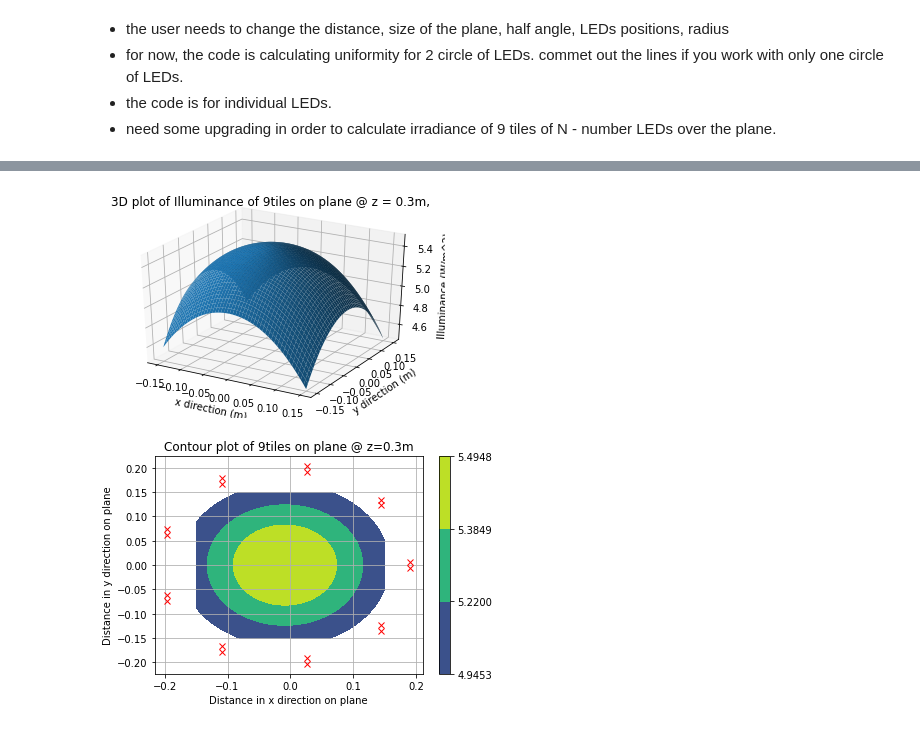
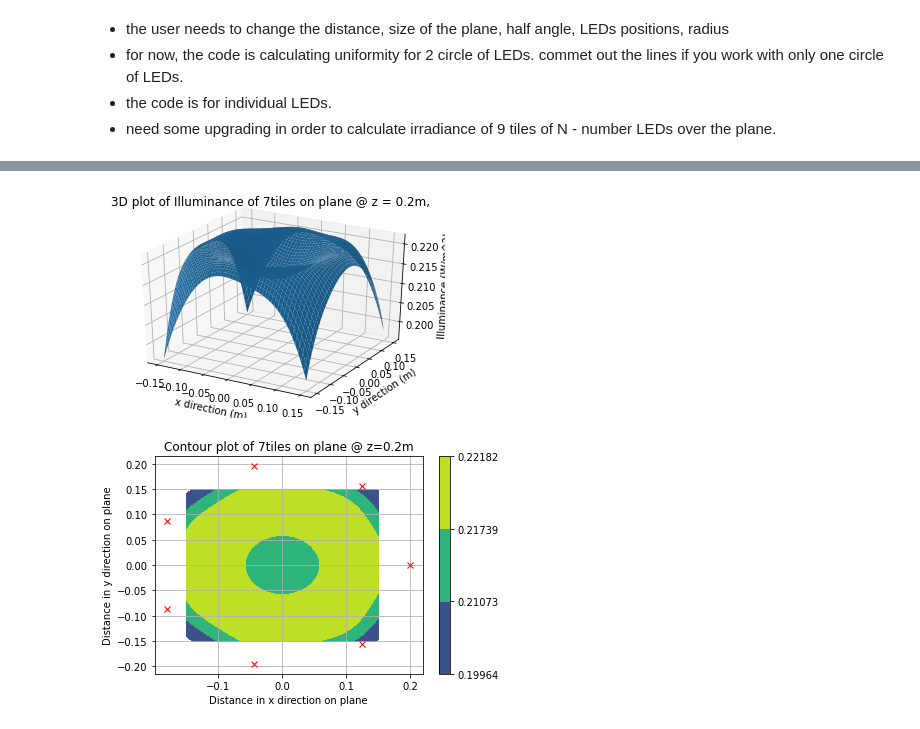
Before and after one commit to nicol2020/UV-SINTEC, a Jupyter notebook: 310lamp.ipynb, the cells around one changed output, grey strips where cells are left out. Drawn from its saved outputs; the diff is of its cells as text; code cells hidden in the pictures.

```diff
--- a/310lamp.ipynb
+++ b/310lamp.ipynb
@@ -20,12 +20,12 @@ from mpl_toolkits import mplot3d
 #Ben's code
 #Only use code in this cell if given the power density at a given height and need to find the initial intensity I [cd]
 
-I_zero = 2.12 #Power Density in w/m^2 at a given height h from the LED
+I_zero = 0.154 #Power Density in w/m^2 at a given height h from the LED
 h = 0.15 #height from the LED to the plane given for Power density
 I = I_zero*(h**2) #Intensity value in cd
 # %%
 #Ben's code
-z = 0.30 #Distance from LED plane to target plane in metres
+z = 0.20 #Distance from LED plane to target plane in metres
 
 
 #Comment out the next 3 lines and uncomment the line after that in order to use a given I value in cd
@@ -55,7 +55,7 @@ Enew = 0 #Set storage variable to zero initially to 0 initially
 # %%
 # uncommet lines below if you work with circle configuration,
 
-LED_n = 9 # number of clusters
+LED_n = 7 # number of clusters
 radius = 0.20 # radius in m
 angle = 360/LED_n # get angle of each section
 
@@ -65,15 +65,17 @@ ylist = [] # list for y coordinates
 
 #get x,y LEDs positions
 angle1 = angle
+xLED=0 # x cooordinates of LED on tile
+yLED=0 # y coordinates of LED on tile
 for i in range(LED_n):
   print(angle1)
-  xx =  -0.0085+(radius*np.cos(np.radians(angle1))) # x coordinates
-  yy =  -0.006+(radius*np.sin(np.radians(angle1))) # y coordinates
+  xx =  xLED+(radius*np.cos(np.radians(angle1))) # x coordinates
+  yy =  yLED+(radius*np.sin(np.radians(angle1))) # y coordinates
   xlist.append(np.round(xx, 4)) # round to 4 decimal and save to list
   ylist.append(np.round(yy ,4)) # round to 4 decimal and save to list
   angle1 = angle1 + angle
 
-
+"""
 xlist_2 = [] # adding a seconde circle of LED
 ylist_2 = [] # adding a seconde cirle of LED
 angle2 = angle
@@ -89,7 +91,7 @@ print(ylist_2)
 
 xlist.extend(xlist_2)
 ylist.extend(ylist_2)
-
+"""
 print(f"x coordinates [X1, X2, X3, X4 ...]={xlist} ")
 print(f"y coordinates [Y1, Y2, Y3, Y4 ...]= {ylist}")
 # %% [output]
@@ -245,7 +133,7 @@ fig = plt.figure()
 ax = plt.axes(projection = '3d')
 
 ax.plot_surface(x,y,E)
-ax.set_title(f"3D plot of Illuminance of 9tiles on plane @ z = {z}m,")
+ax.set_title(f"3D plot of Illuminance of {LED_n}tiles on plane @ z = {z}m,")
 ax.set_xlabel("x direction (m)")
 ax.set_ylabel("y direction (m)")
 ax.set_zlabel("Illuminance (W/m^2)")
@@ -254,31 +142,31 @@ ax.set_zlabel("Illuminance (W/m^2)")
 #plt.colorbar(Mappable)
 plt.show()
 # %% [output]
-[figure, old version]
+[figure, new version]
 # %%
 #Ben's code
 
 fig,ax = plt.subplots(1,1)
 #V = [0.5, 0.6, 0.7, 0.8, 0.9, 0.95, 1] #Line for putting specific contour lines in the plot
 #V = [0.9, 0.93, 0.95, 0.98, 1]
 V = [0.90*M,0.95*M, 0.98*M, M] #Array for making specific contour lines for illuminance in W/m^2
 cp = ax.contourf(x,y,E,V)
 #Code below for plotting each LED's position
 """
 for j in ylist:
     ledy = -(n-j)*d/2 +py/2
     for i in xlist:
         ledx = -(n-i)*d/2 +px/2
         plt.plot(ledx,ledy,'rx')
 """
 for ledx, ledy in zip(xlist,ylist):
   plt.plot(ledx,ledy,'rx')
 
 
 fig.colorbar(cp)
-plt.title(f"Contour plot of 9tiles on plane @ z={z}m")
+plt.title(f"Contour plot of {LED_n}tiles on plane @ z={z}m")
 plt.xlabel("Distance in x direction on plane")
 plt.ylabel("Distance in y direction on plane")
 plt.grid()
 # %% [output]
-[figure, old version]
+[figure, new version]
```
Also changed, not shown: parts of 3 cells of this notebook.
